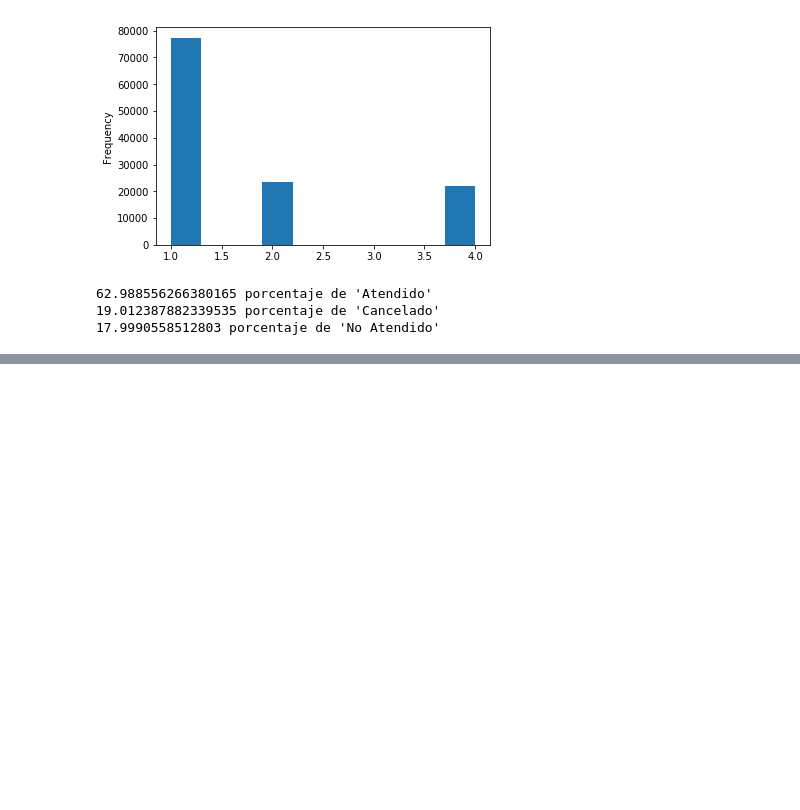
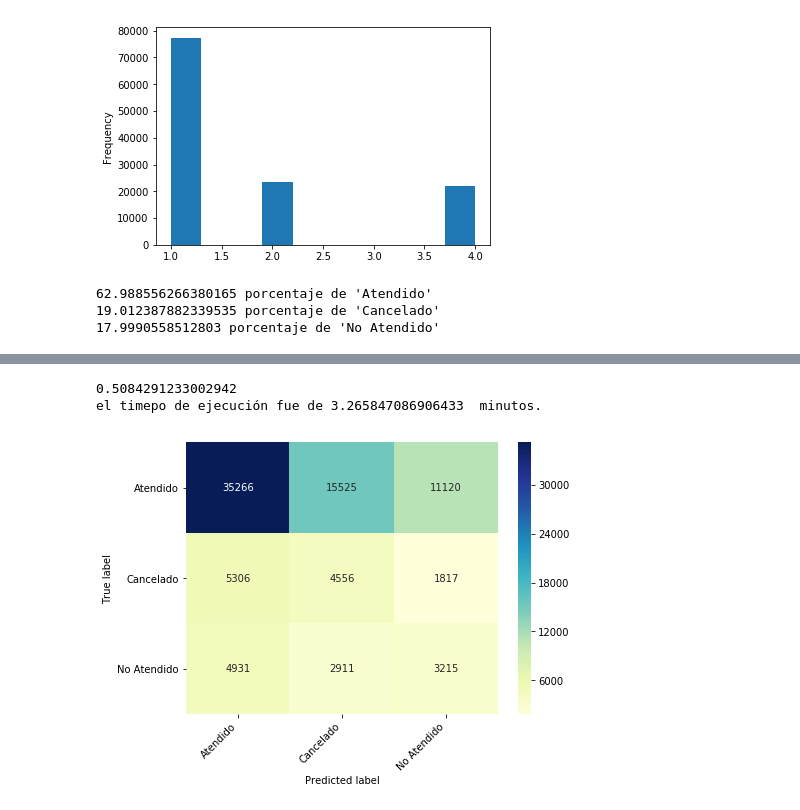
Before and after one commit to pabloveazul/Tarea-NSP, a Jupyter notebook: TareaNSPSVM.ipynb, the cells around one changed output, grey strips where cells are left out. Saved outputs shown, nothing was run; the diff lists cells and outputs as text; code cells hidden in the pictures; blank space fills up the shorter version.

```diff
--- a/TareaNSPSVM.ipynb
+++ b/TareaNSPSVM.ipynb
@@ -317,7 +210,0 @@ cm_fig = print_confusion_matrix(cm,class_names)
-# %%
-##Standardization training set
-training_values = datos_num_test_unlabeled.values #returns a numpy array
-min_max_scaler = preprocessing.MinMaxScaler()
-training_normalized = min_max_scaler.fit_transform(training_values)
-df_training_normalized = pd.DataFrame(training_normalized)
-df_training_normalized.head()
@@ -332,0 +215,24 @@ df_training_normalized.head()
+# %%
+##weighted SVM: C_1 = 1, C_2 = 1.05, C_3 = 1.07.
+start3 = time.time()
+from sklearn.svm import SVC
+clf = SVC(gamma='auto', class_weight= {1: 1, 2: 1.05, 4: 1.07})
+clf.fit(df_training_normalized, y)
+end3 = time.time()
+# %%
+start4 = time.time()
+print(clf.score(df_test_normalized, datos_num_test_labels))
+end4 = time.time()
+print("el timepo de ejecución fue de", (end3+end4-start3-start4)/60 , " minutos.")
+# %% [output]
+0.5084291233002942
+el timepo de ejecución fue de 3.265847086906433  minutos.
+# %%
+y_pred_normalized = clf.predict(df_test_normalized)
+class_numbers_normalized = datos_num_test_labels.unique()
+class_numbers_normalized.sort()
+class_names_normalized = le.inverse_transform(class_numbers)
+cm_normalized = confusion_matrix(datos_num_test_labels,y_pred_normalized)
+cm_fig_normalized = print_confusion_matrix(cm_normalized,class_names_normalized)
+# %% [output]
+[figure, added]
```
Also changed, not shown: parts of 32 cells of this notebook.
